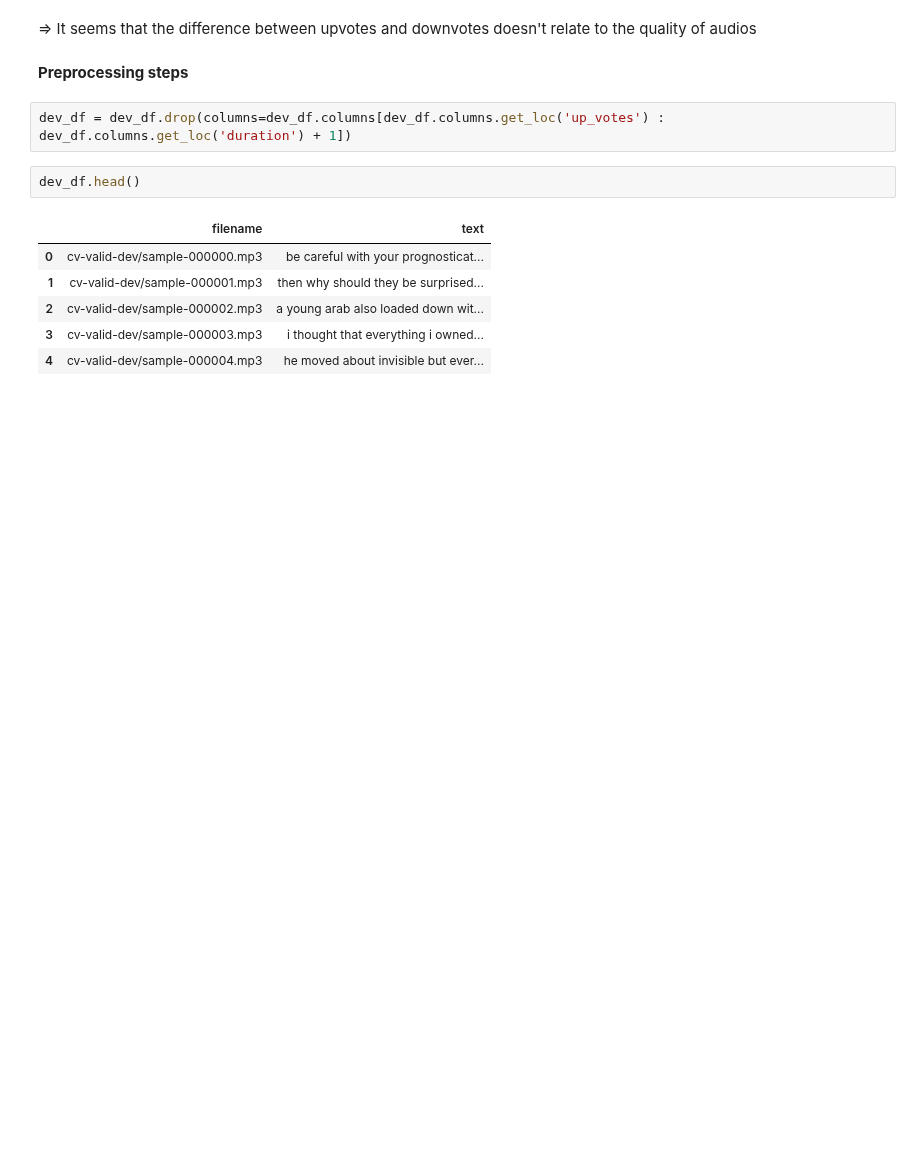
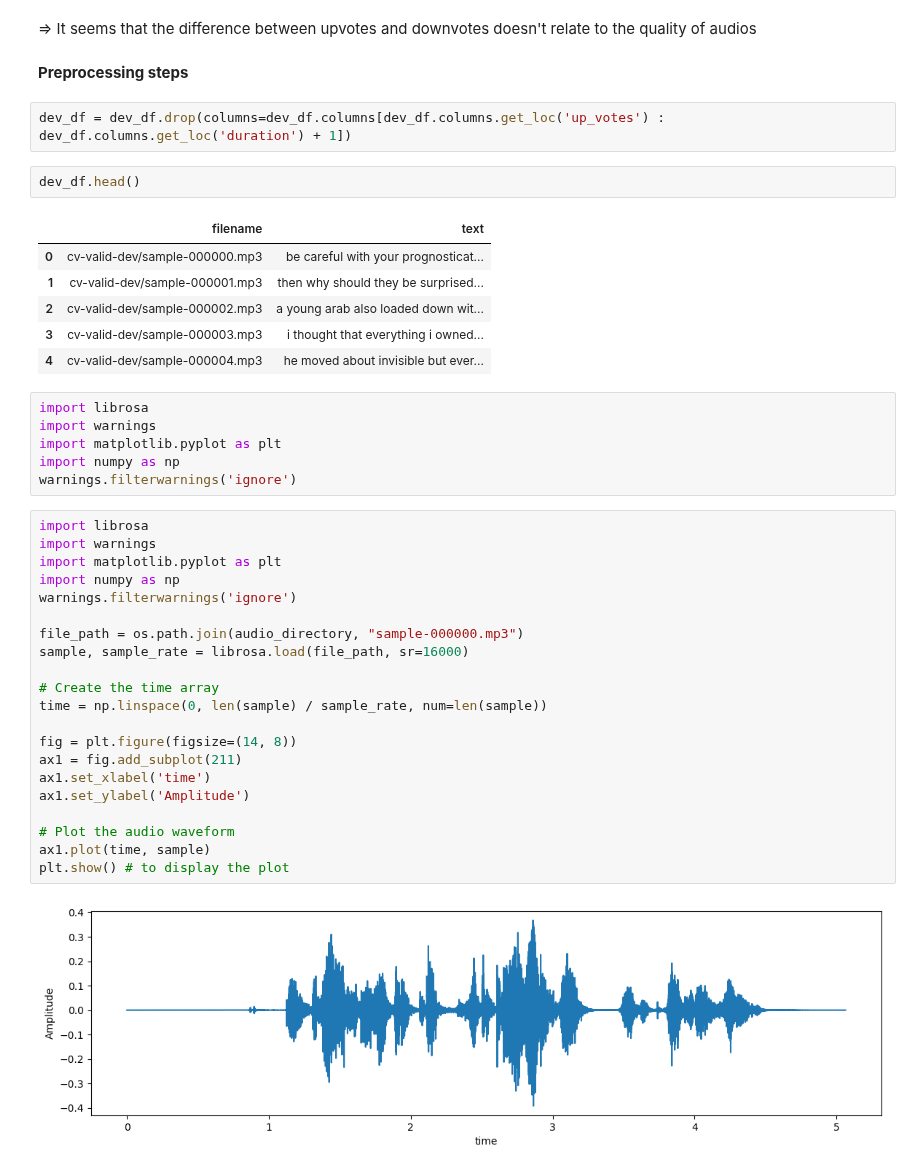
Before and after one commit to ThuyVan032004/asr, a Jupyter notebook: notebooks/asr.ipynb, the cells around one changed output. Cells and saved outputs as stored; diff of their text form; blank space fills up the shorter version.

```diff
--- a/notebooks/asr.ipynb
+++ b/notebooks/asr.ipynb
@@ -157,3 +157,32 @@ dev_df.head()
 | 2 | cv-valid-dev/sample-000002.mp3 | a young arab also loaded down wit... |
 | 3 | cv-valid-dev/sample-000003.mp3 | i thought that everything i owned... |
 | 4 | cv-valid-dev/sample-000004.mp3 | he moved about invisible but ever... |
+# %%
+import librosa
+import warnings
+import matplotlib.pyplot as plt
+import numpy as np
+warnings.filterwarnings('ignore')
+# %%
+import librosa
+import warnings
+import matplotlib.pyplot as plt
+import numpy as np
+warnings.filterwarnings('ignore')
+
+file_path = os.path.join(audio_directory, "sample-000000.mp3")
+sample, sample_rate = librosa.load(file_path, sr=16000)
+
+# Create the time array
+time = np.linspace(0, len(sample) / sample_rate, num=len(sample))
+
+fig = plt.figure(figsize=(14, 8))
+ax1 = fig.add_subplot(211)
+ax1.set_xlabel('time')
+ax1.set_ylabel('Amplitude')
+
+# Plot the audio waveform
+ax1.plot(time, sample)
+plt.show() # to display the plot
+# %% [output]
+[figure, added]
```
Also changed, not shown: parts of 1 cell of this notebook.
